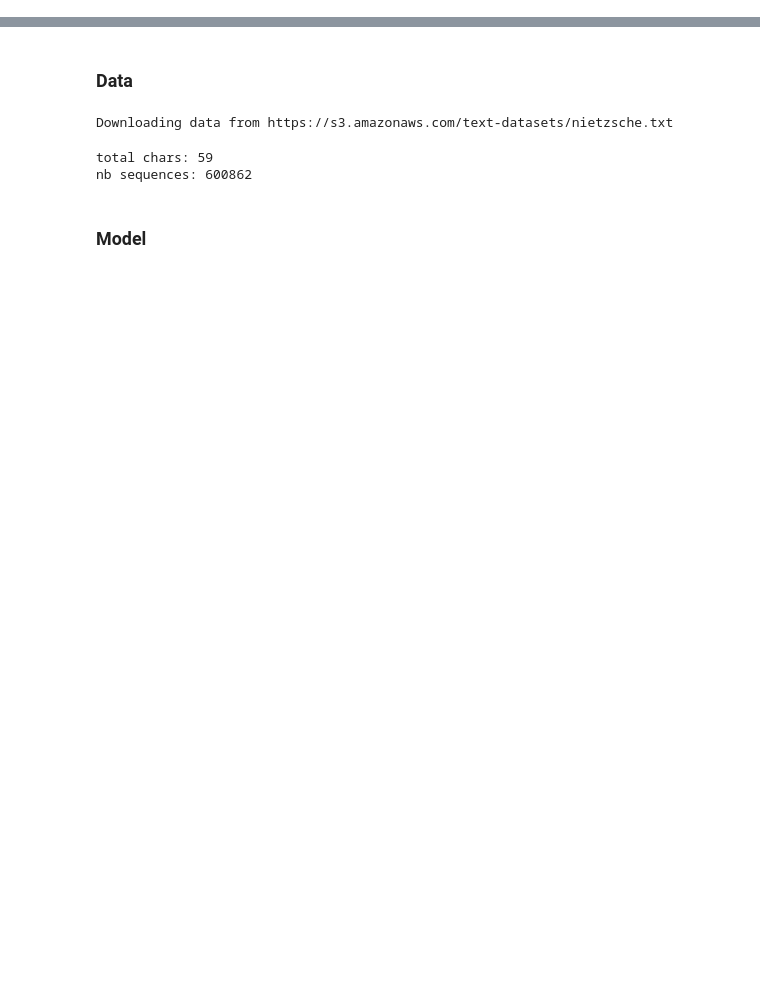
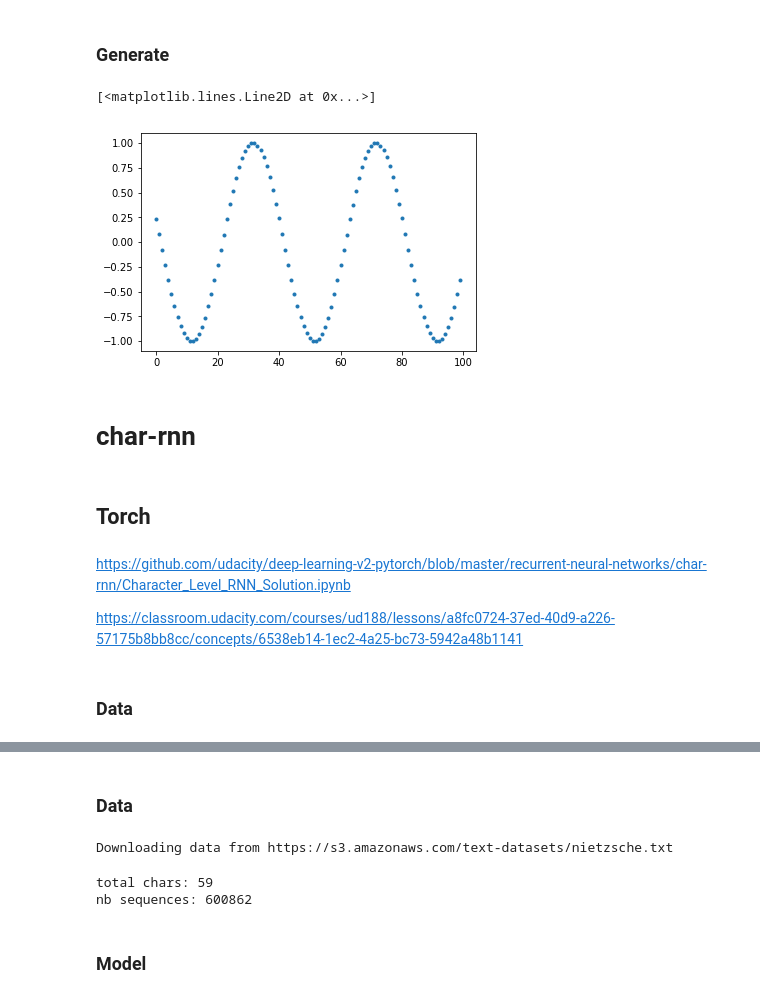
Before and after one commit to hoihui/nlp, a Jupyter notebook: RNN.ipynb, the cells around one changed output, grey strips where cells are left out. Drawn from its saved outputs; the diff is of its cells as text; code cells hidden in the pictures; blank space fills up the shorter version.

```diff
--- a/RNN.ipynb
+++ b/RNN.ipynb
@@ -0,0 +131,21 @@
+# %% [markdown]
+### Generate
+# %%
+y=[]
+for _ in range(100):
+    with torch.no_grad():
+        y+=X.numpy().flatten()[-1],
+        X=torch.Tensor([y[-1]]).view(1,1,1)  # batchsize, seqlen, feature dim
+        X, hidden = rnn(X, hidden)
+plt.plot(range(len(y)),y,'.')
+# %% [output]
+[<matplotlib.lines.Line2D at 0x...>]
+[figure, added]
+# %% [markdown]
+# char-rnn
+# %% [markdown]
+## Torch
+# %% [markdown]
+https://github.com/udacity/deep-learning-v2-pytorch/blob/master/recurrent-neural-networks/char-rnn/Character_Level_RNN_Solution.ipynb
+
+https://classroom.udacity.com/courses/ud188/lessons/a8fc0724-37ed-40d9-a226-57175b8bb8cc/concepts/6538eb14-1ec2-4a25-bc73-5942a48b1141
@@ -0,0 +158,2 @@
+# %% [markdown]
+### Data
```
Also changed, not shown: parts of 34 cells of this notebook, 2 other files.
